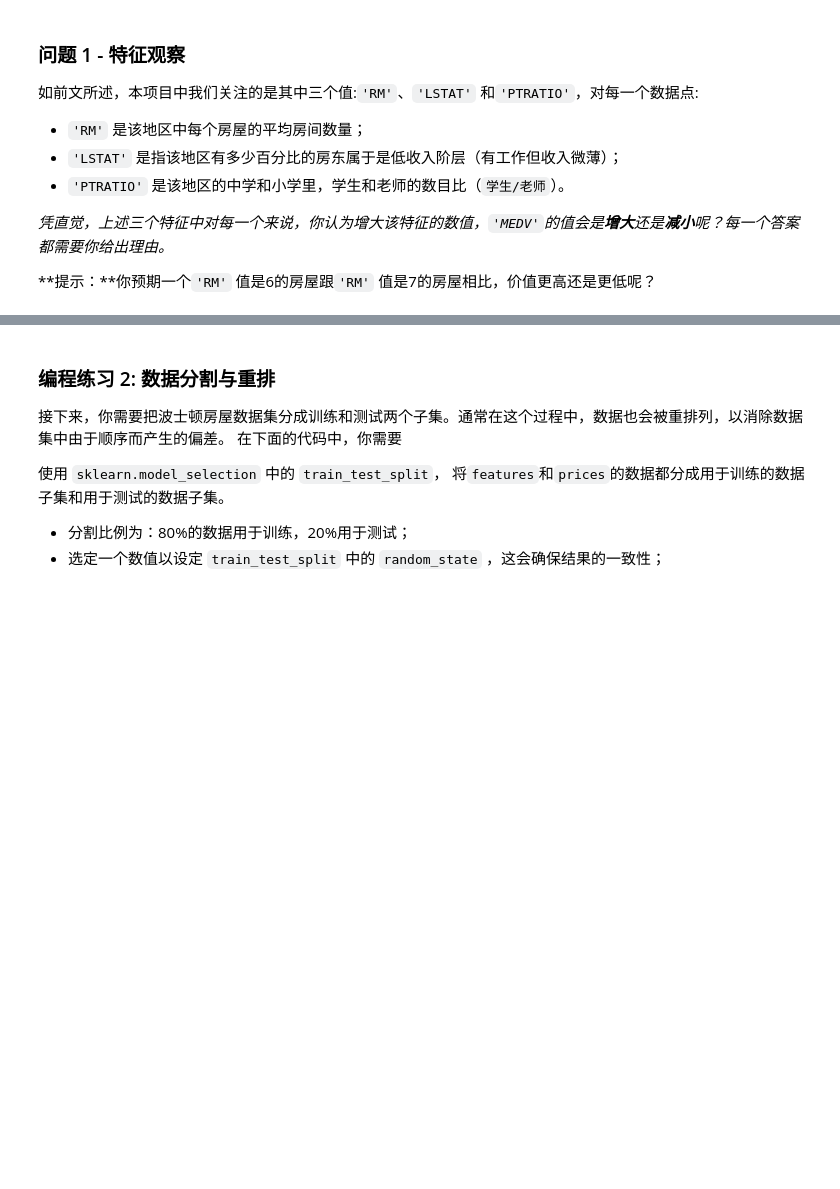
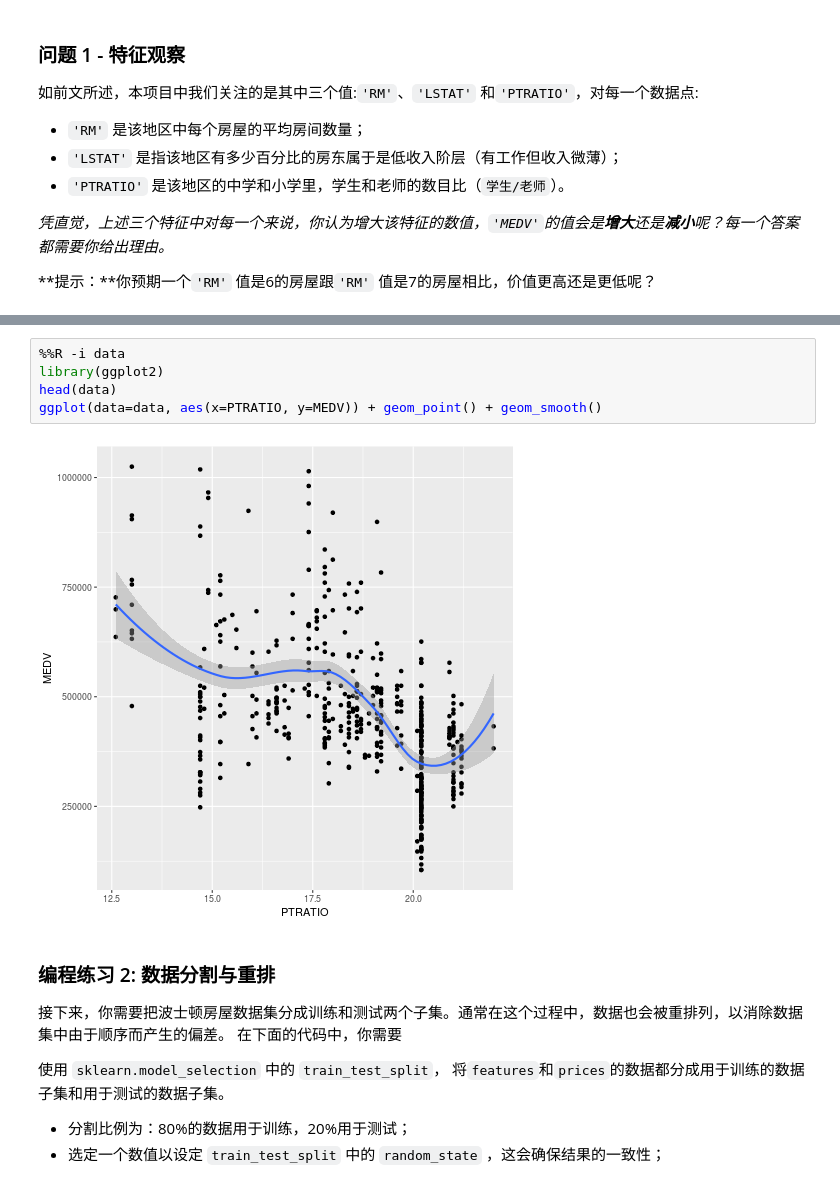
Before and after one commit to l0o0/boston_housing, a Jupyter notebook: boston_housing.ipynb, the cells around one changed output, grey strips where cells are left out. Cells and saved outputs as stored; diff of their text form; blank space fills up the shorter version.

```diff
--- a/boston_housing.ipynb
+++ b/boston_housing.ipynb
@@ -134,3 +139,10 @@ _凭直觉，上述三个特征中对每一个来说，你认为增大该特征
+# %%
+%%R -i data
+library(ggplot2)
+head(data)
+ggplot(data=data, aes(x=PTRATIO, y=MEDV)) + geom_point() + geom_smooth()
+# %% [output]
+[figure, added]
 # %% [markdown]
 ### 编程练习 2: 数据分割与重排
 接下来，你需要把波士顿房屋数据集分成训练和测试两个子集。通常在这个过程中，数据也会被重排列，以消除数据集中由于顺序而产生的偏差。
```
Also changed, not shown: parts of 6 cells of this notebook.
